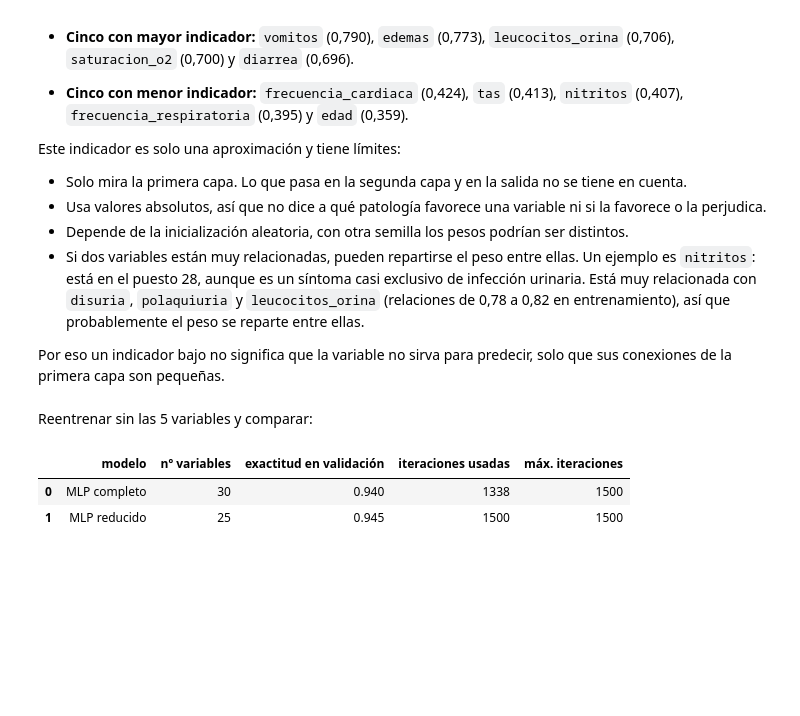
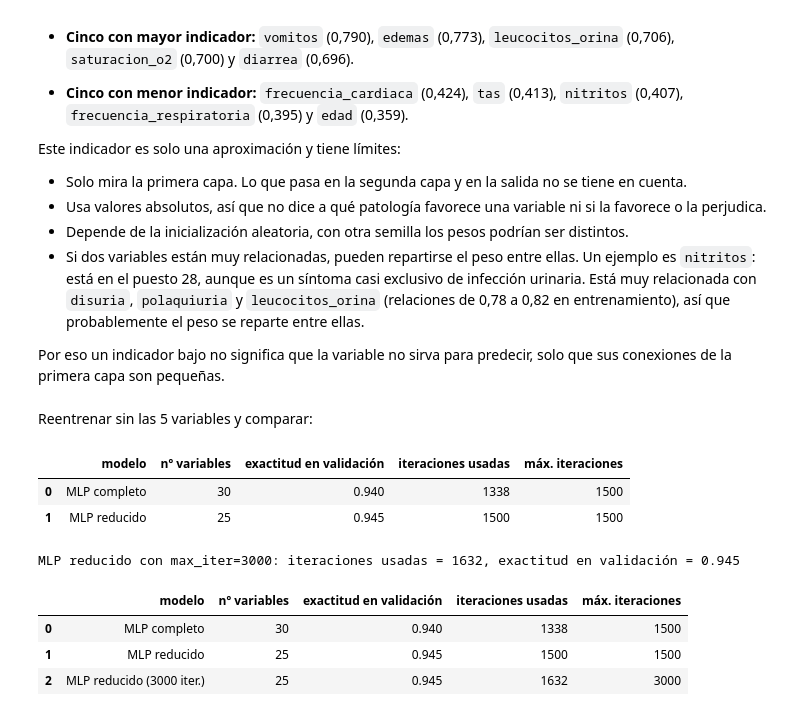
Before and after one commit to angelaNavarro11/sist-apoyo-decision-clinica, a Jupyter notebook: notebooks/Practica3-Resultados.ipynb, the cells around one changed output. Cells and saved outputs as stored; diff of their text form; code cells hidden in the pictures; blank space fills up the shorter version.

```diff
--- a/notebooks/Practica3-Resultados.ipynb
+++ b/notebooks/Practica3-Resultados.ipynb
@@ -927,3 +927,24 @@ comparacion
 |  | modelo | nº variables | exactitud en validación | iteraciones usadas | máx. iteraciones |
 | 0 | MLP completo | 30 | 0.940 | 1338 | 1500 |
 | 1 | MLP reducido | 25 | 0.945 | 1500 | 1500 |
+# %%
+# El reducido ha llegado al máximo de iteraciones (1500) sin converger. Comprobamos que pasa si le damos un valor máximo mayor.
+modelo_red_conv = clone(modelo_red)
+modelo_red_conv[-1].set_params(max_iter=3000)
+modelo_red_conv.fit(X_entrenamiento[columnas_reducidas], y_entrenamiento)
+
+acc_red_conv = accuracy_score(y_validacion, modelo_red_conv.predict(X_validacion[columnas_reducidas]))
+print(f"MLP reducido con max_iter=3000: iteraciones usadas = {modelo_red_conv[-1].n_iter_}, "
+    f"exactitud en validación = {acc_red_conv:.3f}")
+# %% [output]
+MLP reducido con max_iter=3000: iteraciones usadas = 1632, exactitud en validación = 0.945
+# %%
+# Añadimos a la tabla la versión reducida que converge
+comparacion.loc[len(comparacion)] = ["MLP reducido (3000 iter.)", len(columnas_reducidas), acc_red_conv,
+                                    modelo_red_conv[-1].n_iter_, modelo_red_conv[-1].max_iter]
+comparacion.round(3)
+# %% [output]
+|  | modelo | nº variables | exactitud en validación | iteraciones usadas | máx. iteraciones |
+| 0 | MLP completo | 30 | 0.940 | 1338 | 1500 |
+| 1 | MLP reducido | 25 | 0.945 | 1500 | 1500 |
+| 2 | MLP reducido (3000 iter.) | 25 | 0.945 | 1632 | 3000 |
```
Also changed, not shown: parts of 9 cells of this notebook.
